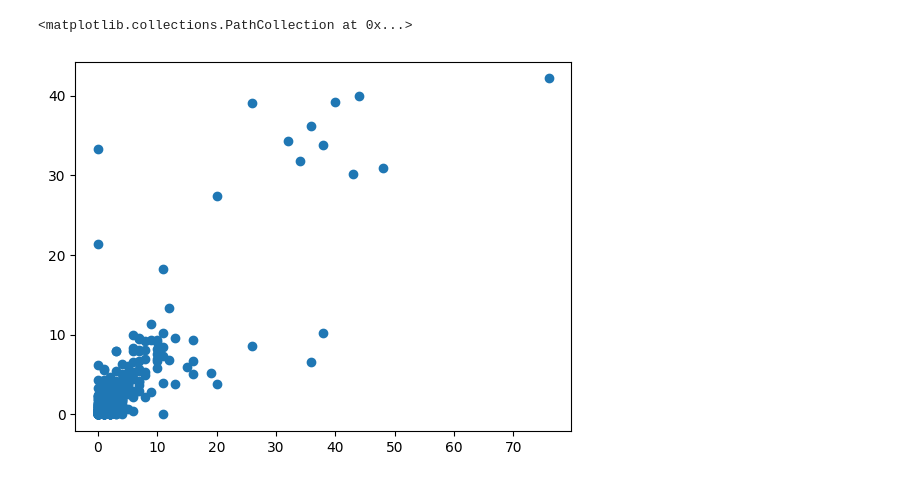
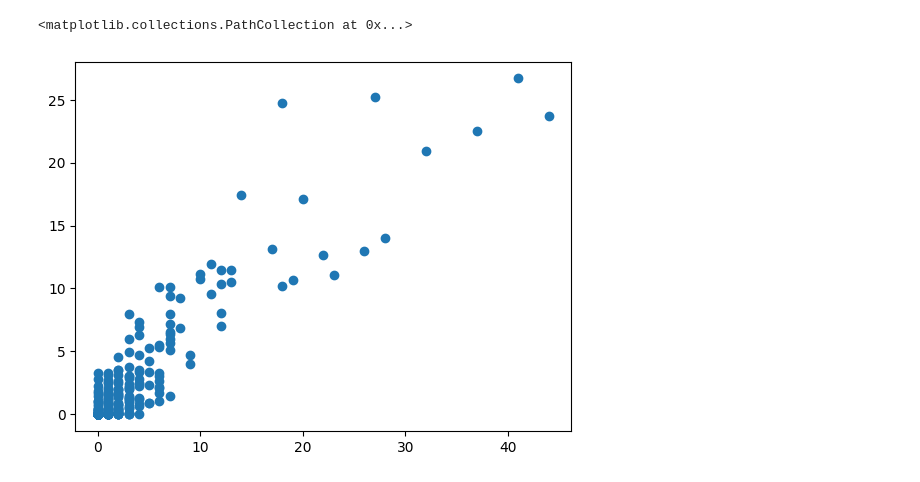
Before and after one commit to johngerving/mcm-2025, a Jupyter notebook: time_series_forecast.ipynb, the cells around one changed output. Cells and saved outputs as stored; diff of their text form; code cells hidden in the pictures.

```diff
--- a/time_series_forecast.ipynb
+++ b/time_series_forecast.ipynb
@@ -24,5 +24,8 @@ full_medals
 full_medals.loc[:, 'Possible Gold'] = full_medals.groupby('Year')['Gold'].transform('sum')
 full_medals.loc[:, 'Possible Silver'] = full_medals.groupby('Year')['Silver'].transform('sum')
 full_medals.loc[:, 'Possible Bronze'] = full_medals.groupby('Year')['Bronze'].transform('sum')
+
+full_medals.loc[:, '% Female'] = full_medals.loc[:, 'Total Female Participants'] / (full_medals.loc[:, 'Total Female Participants'] + full_medals.loc[:, 'Total Male Participants'])
+
 full_medals
 # %% [output]
@@ -86,7 +89,7 @@ sns.heatmap(full_medals.corr(numeric_only=True), cmap="YlGnBu", linewidths=.5, a
 from sklearn.linear_model import LinearRegression
 from sklearn.model_selection import train_test_split
 
-data = full_medals[['Gold - 1', 'Gold - 2', 'Silver - 1', 'Silver - 2', 'Bronze - 1', 'Bronze - 2', 'Ex-Host', 'Team Size', 'Participated Events', 'Team Size - 1', 'Team Size - 2', 'Year', 'Possible Gold', 'Possible Silver', 'Possible Bronze', 'Gold', 'Silver', 'Bronze']]
+data = full_medals[['Gold - 1', 'Gold - 2', 'Silver - 1', 'Silver - 2', 'Bronze - 1', 'Bronze - 2', 'Ex-Host', 'Team Size', 'Participated Events', '% Female', 'Year', 'Possible Gold', 'Possible Silver', 'Possible Bronze', 'Gold', 'Silver', 'Bronze']]
 
 train = data[data['Year'] <= 2012]
 test = data[data['Year'] > 2012]
@@ -102,14 +105,15 @@ y_train = y_train.iloc[:, 4:]
 truth_counts_test = y_test.iloc[:, :]
 y_test = y_test.iloc[:, 4:]
 # %%
-def fit(estimator, classifier, X, y):
-    classifier.fit(X, y.any(axis=1))
-    estimator.fit(X, y)
+# def fit(estimator, classifier, X, y):
+#     nonzero_indices = y.any(axis=1)
+#     classifier.fit(X, nonzero_indices)
+#     estimator.fit(X[nonzero_indices], y[nonzero_indices])
 
-def predict(estimator, classifier, X):
-    y = np.zeros(shape=(X.shape[0], 3))
+# def predict(estimator, classifier, X):
+#     y = np.zeros(shape=(X.shape[0], 3))
 
-    nonzero_indices = classifier.predict(X)
-    y[nonzero_indices] = estimator.predict(X[nonzero_indices])
+#     nonzero_indices = classifier.predict(X)
+#     y[nonzero_indices] = estimator.predict(X[nonzero_indices])
 
-    return y
+#     return y
@@ -126,7 +141,21 @@ def scale_predictions(predictions, possible_counts):
 
     return possible_counts[['Gold', 'Silver', 'Bronze', 'Corrected Gold', 'Corrected Silver', 'Corrected Bronze']]
 
+import numpy as np
+from sklearn.pipeline import make_pipeline
+from sklearn.svm import SVR
+from sklearn.preprocessing import StandardScaler
+from sklearn.multioutput import MultiOutputRegressor
+from sklearn.ensemble import RandomForestRegressor, GradientBoostingRegressor
+from sklearn.linear_model import Ridge, ElasticNet, ElasticNetCV, Perceptron, Lasso, LinearRegression, LogisticRegression
+from sklearn.metrics import root_mean_squared_error, mean_absolute_error
+from sklearn.svm import SVC
+
+reg = MultiOutputRegressor(LinearRegression()).fit(X_train, y_train)
+cls = SVC()
+fit(reg, cls, X_train, y_train)
 y_pred = predict(reg, cls, X_test)
 predictions = scale_predictions(y_pred, truth_counts_test)
+print(mean_absolute_error(predictions['Gold']+predictions['Silver']+predictions['Bronze'], predictions['Corrected Gold']+predictions['Corrected Silver']+predictions['Corrected Bronze']))
 predictions
 # %% [output]
@@ -258,4 +288,4 @@ Test: 4.251797199249268
 # %%
 y_pred = dnn_model.predict(X_test)
-plt.scatter(y_test.to_numpy()[:, 0], y_pred[:, 0])
+plt.scatter(y_test.to_numpy()[:, 1], y_pred[:, 1])
 # %% [output]
@@ -263,5 +293,5 @@ plt.scatter(y_test.to_numpy()[:, 0], y_pred[:, 0])
 <matplotlib.collections.PathCollection at 0x...>
-[figure, old version]
+[figure, new version]
 # %%
 import numpy as np
 from sklearn.pipeline import make_pipeline
```
Also changed, not shown: parts of 30 cells of this notebook, 2 other files.
